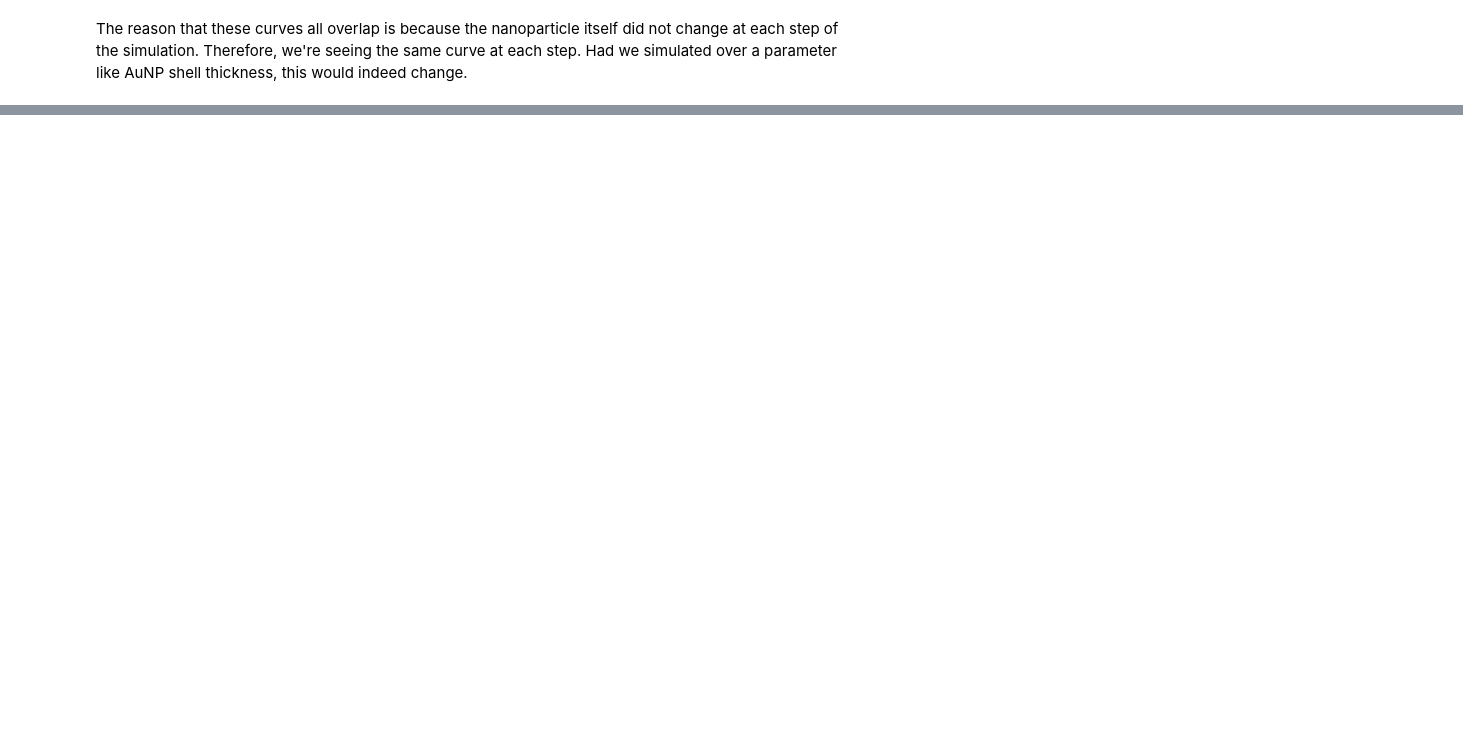
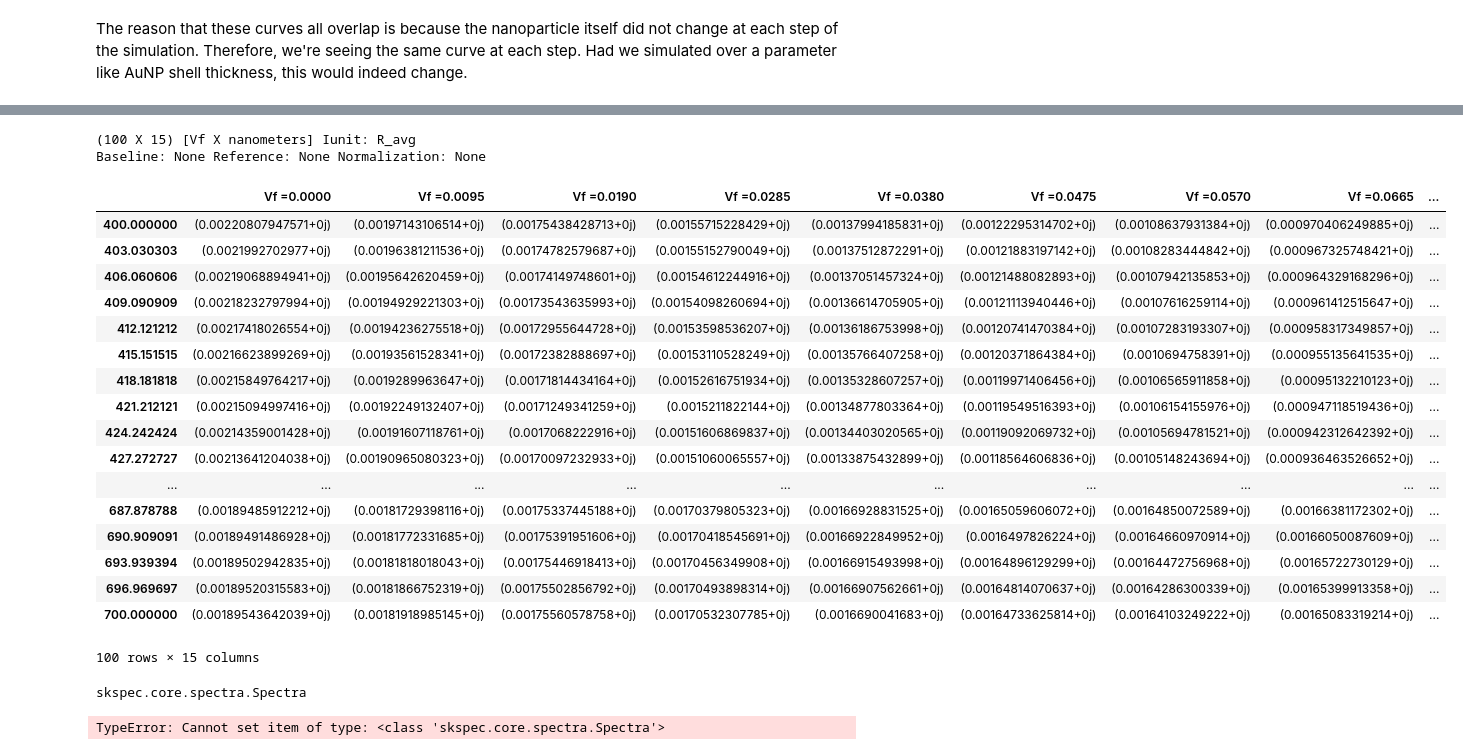
Before and after one commit to hughesadam87/PAME, a Jupyter notebook: Simulations/simtutorial.ipynb, the cells around one changed output, grey strips where cells are left out. Saved outputs shown, nothing was run; the diff lists cells and outputs as text; code cells hidden in the pictures; blank space fills up the shorter version.

Commit message:
simparser panel hacky support for backend skspec

```diff
--- a/Simulations/simtutorial.ipynb
+++ b/Simulations/simtutorial.ipynb
@@ -213,0 +294,29 @@ The reason that these curves all overlap is because the nanoparticle itself did
+# %%
+s.backend='skspec'
+# %%
+s.primary_panel(minor_axis='selected_material.Vfrac', prefix='Vf =' )['R_avg']
+# %% [output]
+(100 X 15) [Vf X nanometers] Iunit: R_avg
+Baseline: None Reference: None Normalization: None
+|  | Vf =0.0000 | Vf =0.0095 | Vf =0.0190 | Vf =0.0285 | Vf =0.0380 | Vf =0.0475 | Vf =0.0570 | Vf =0.0665 | ... |
+| 400.000000 | (0.00220807947571+0j) | (0.00197143106514+0j) | (0.00175438428713+0j) | (0.00155715228429+0j) | (0.00137994185831+0j) | (0.00122295314702+0j) | (0.00108637931384+0j) | (0.000970406249885+0j) | ... |
+| 403.030303 | (0.0021992702977+0j) | (0.00196381211536+0j) | (0.00174782579687+0j) | (0.00155152790049+0j) | (0.00137512872291+0j) | (0.00121883197142+0j) | (0.00108283444842+0j) | (0.000967325748421+0j) | ... |
+| 406.060606 | (0.00219068894941+0j) | (0.00195642620459+0j) | (0.00174149748601+0j) | (0.00154612244916+0j) | (0.00137051457324+0j) | (0.00121488082893+0j) | (0.00107942135853+0j) | (0.000964329168296+0j) | ... |
+| 409.090909 | (0.00218232797994+0j) | (0.00194929221303+0j) | (0.00173543635993+0j) | (0.00154098260694+0j) | (0.00136614705905+0j) | (0.00121113940446+0j) | (0.00107616259114+0j) | (0.000961412515647+0j) | ... |
+| 412.121212 | (0.00217418026554+0j) | (0.00194236275518+0j) | (0.00172955644728+0j) | (0.00153598536207+0j) | (0.00136186753998+0j) | (0.00120741470384+0j) | (0.00107283193307+0j) | (0.000958317349857+0j) | ... |
+| 415.151515 | (0.00216623899269+0j) | (0.00193561528341+0j) | (0.00172382888697+0j) | (0.00153110528249+0j) | (0.00135766407258+0j) | (0.00120371864384+0j) | (0.0010694758391+0j) | (0.000955135641535+0j) | ... |
+| 418.181818 | (0.00215849764217+0j) | (0.0019289963647+0j) | (0.00171814434164+0j) | (0.00152616751934+0j) | (0.00135328607257+0j) | (0.00119971406456+0j) | (0.00106565911858+0j) | (0.00095132210123+0j) | ... |
+| 421.212121 | (0.00215094997416+0j) | (0.00192249132407+0j) | (0.00171249341259+0j) | (0.0015211822144+0j) | (0.00134877803364+0j) | (0.00119549516393+0j) | (0.00106154155976+0j) | (0.000947118519436+0j) | ... |
+| 424.242424 | (0.00214359001428+0j) | (0.00191607118761+0j) | (0.0017068222916+0j) | (0.00151606869837+0j) | (0.00134403020565+0j) | (0.00119092069732+0j) | (0.00105694781521+0j) | (0.000942312642392+0j) | ... |
+| 427.272727 | (0.00213641204038+0j) | (0.00190965080323+0j) | (0.00170097232933+0j) | (0.00151060065557+0j) | (0.00133875432899+0j) | (0.00118564606836+0j) | (0.00105148243694+0j) | (0.000936463526652+0j) | ... |
+| ... | ... | ... | ... | ... | ... | ... | ... | ... | ... |
+| 687.878788 | (0.00189485912212+0j) | (0.00181729398116+0j) | (0.00175337445188+0j) | (0.00170379805323+0j) | (0.00166928831525+0j) | (0.00165059606072+0j) | (0.00164850072589+0j) | (0.00166381172302+0j) | ... |
+| 690.909091 | (0.00189491486928+0j) | (0.00181772331685+0j) | (0.00175391951606+0j) | (0.00170418545691+0j) | (0.00166922849952+0j) | (0.0016497826224+0j) | (0.00164660970914+0j) | (0.00166050087609+0j) | ... |
+| 693.939394 | (0.00189502942835+0j) | (0.00181818018043+0j) | (0.00175446918413+0j) | (0.00170456349908+0j) | (0.00166915493998+0j) | (0.00164896129299+0j) | (0.00164472756968+0j) | (0.00165722730129+0j) | ... |
+| 696.969697 | (0.00189520315583+0j) | (0.00181866752319+0j) | (0.00175502856792+0j) | (0.00170493898314+0j) | (0.00166907562661+0j) | (0.00164814070637+0j) | (0.00164286300339+0j) | (0.00165399913358+0j) | ... |
+| 700.000000 | (0.00189543642039+0j) | (0.00181918985145+0j) | (0.00175560578758+0j) | (0.00170532307785+0j) | (0.0016690041683+0j) | (0.00164733625814+0j) | (0.00164103249222+0j) | (0.00165083319214+0j) | ... |
+100 rows × 15 columns
+# %%
+type(s.primary_panel()['A_avg'])
+# %% [output]
+skspec.core.spectra.Spectra
@@ -213,0 +334,4 @@ The reason that these curves all overlap is because the nanoparticle itself did
+# %%
+panel['A_avg']=y
+# %% [output]
+TypeError: Cannot set item of type: <class 'skspec.core.spectra.Spectra'>
```
Also changed, not shown: parts of 24 cells of this notebook, 2 other files.
